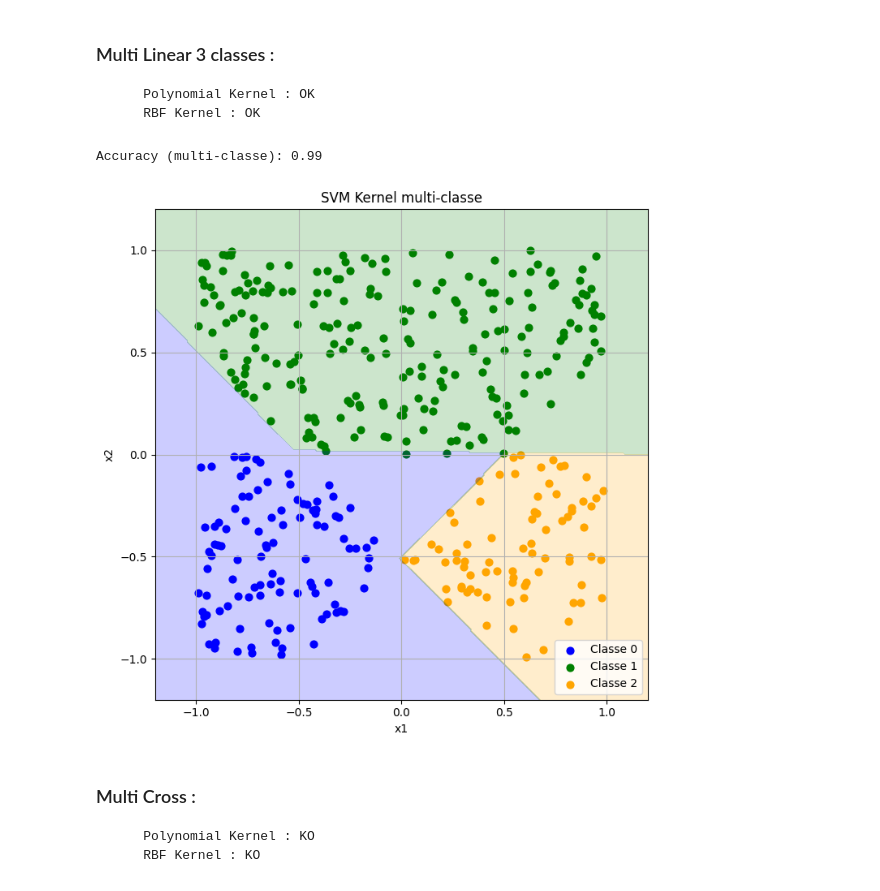
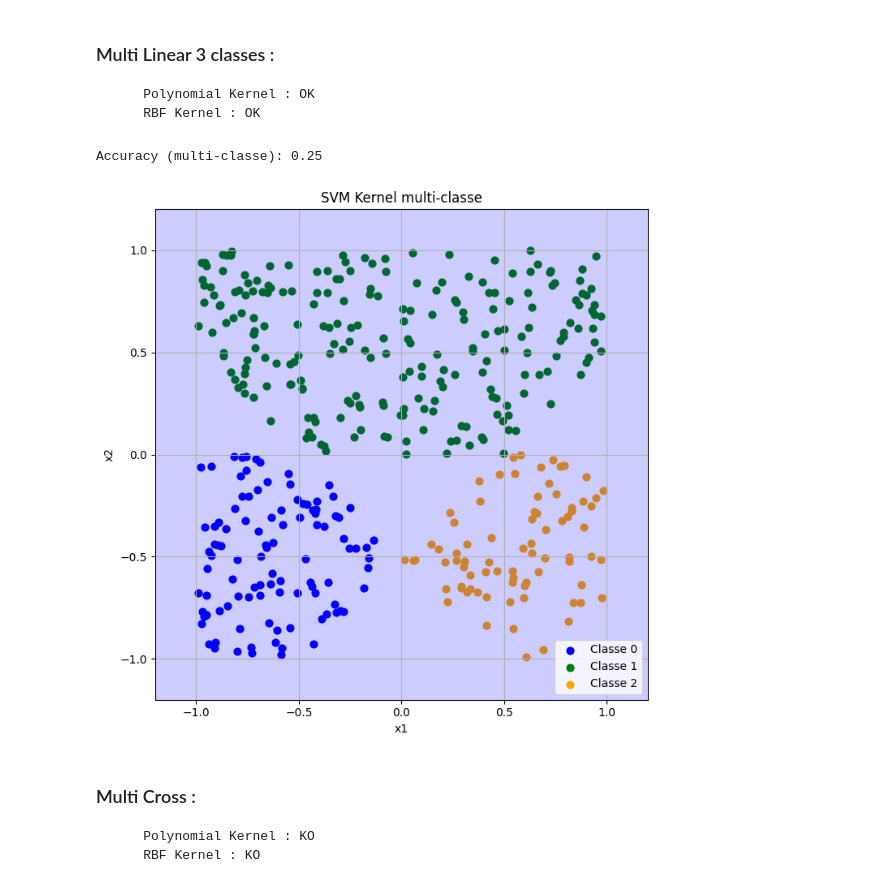
Before and after one commit to PA-2025/better_tensorflow, a Jupyter notebook: python/case_test_note_book/svm.ipynb, the cells around one changed output. Drawn from its saved outputs; the diff is of its cells as text; code cells hidden in the pictures.

```diff
--- a/python/case_test_note_book/svm.ipynb
+++ b/python/case_test_note_book/svm.ipynb
@@ -261,7 +262,7 @@ svms = []
 for i in range(3):
     labels = [1 if y == i else -1 for y in Y_list]
     svm = KernelSVM("rbf", param=5.0, lr=0.1, lambda_svm=0.01, epochs=200)
-    svm = KernelSVM("poly", 1, lr=0.1, lambda_svm=0.01, epochs=200)
+    # svm = KernelSVM("poly", 1, lr=0.1, lambda_svm=0.01, epochs=200)
     svm.fit(X_list, labels)
     svms.append(svm)
 
@@ -275,35 +276,35 @@ def predict_multiclass(X):
     return preds
 
 
 Y_pred = predict_multiclass(X)
 accuracy = np.mean(np.array(Y_pred) == np.array(Y_list))
 print(f"Accuracy (multi-classe): {accuracy:.2f}")
 
 plt.figure(figsize=(7, 7))
 colors = ["blue", "green", "orange"]
 for i in range(3):
     plt.scatter(
         X[Y == i][:, 0], X[Y == i][:, 1], color=colors[i], label=f"Classe {i}", s=40
     )
 
 x_min, x_max = -1.2, 1.2
 y_min, y_max = -1.2, 1.2
 xx, yy = np.meshgrid(np.linspace(x_min, x_max, 300), np.linspace(y_min, y_max, 300))
 grid = np.c_[xx.ravel(), yy.ravel()]
 Z = np.array(predict_multiclass(grid)).reshape(xx.shape)
 
 plt.contourf(xx, yy, Z, alpha=0.2, levels=[-0.5, 0.5, 1.5, 2.5], colors=colors)
 
 plt.title("SVM Kernel multi-classe")
 plt.xlabel("x1")
 plt.ylabel("x2")
 plt.grid(True)
 plt.legend()
 plt.tight_layout()
 plt.show()
 # %% [output]
-Accuracy (multi-classe): 0.99
+Accuracy (multi-classe): 0.25
-[figure, old version]
+[figure, new version]
 # %% [markdown]
 ### Multi Cross :
         Polynomial Kernel : KO
```
Also changed, not shown: parts of 3 cells of this notebook, 6 other files.
